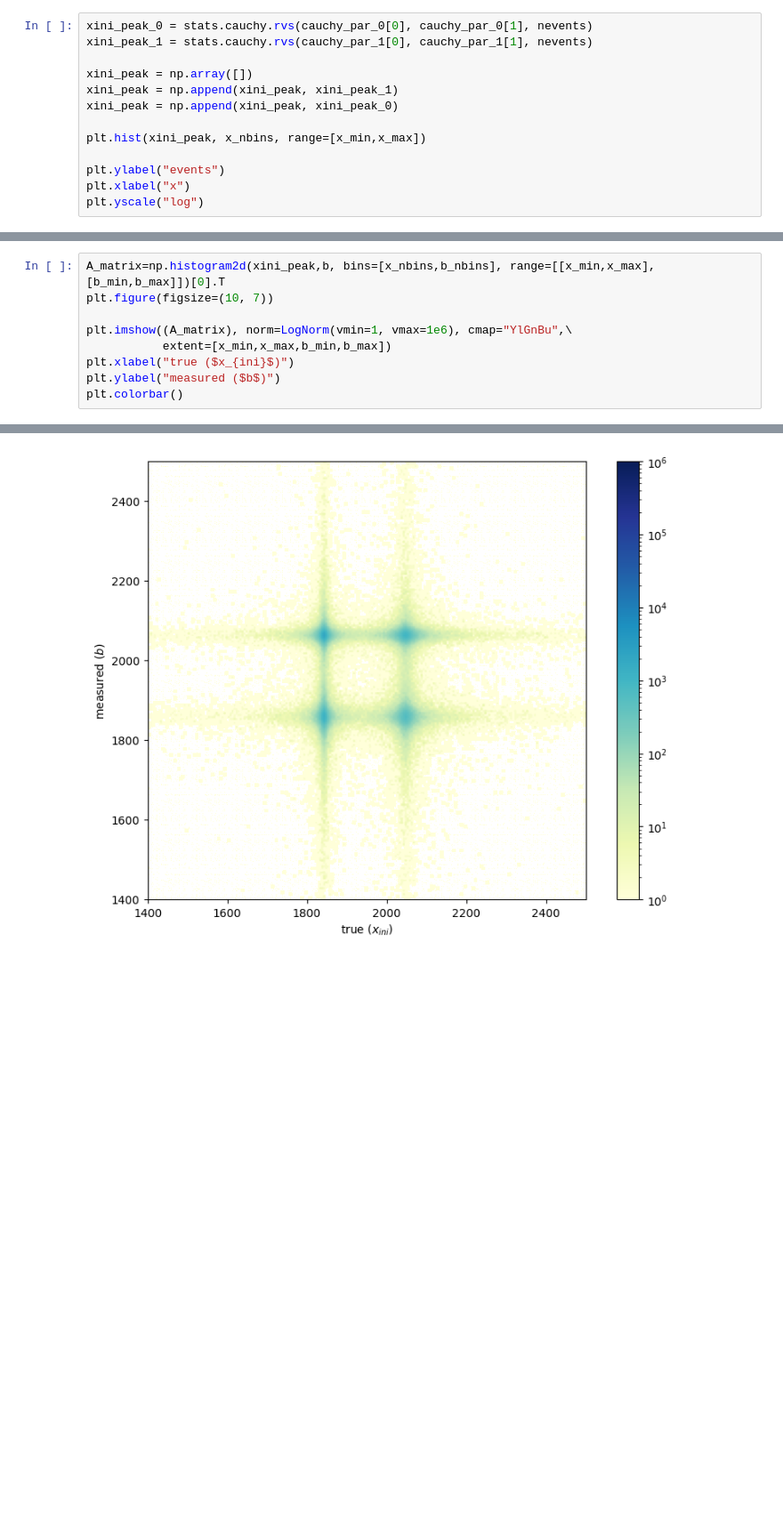
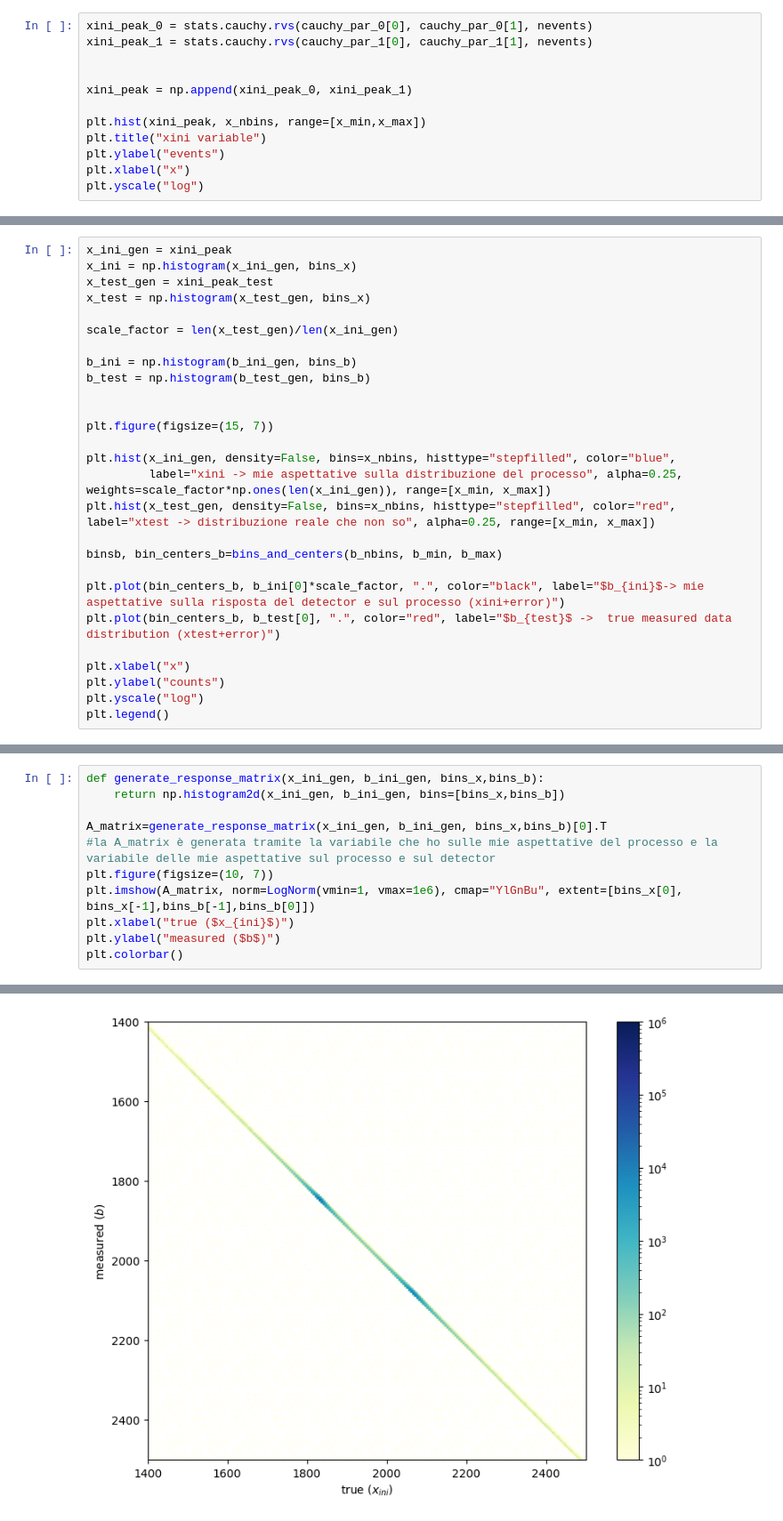
Before and after one commit to sgamba2/svdunfolding, a Jupyter notebook: example2.ipynb, the cells around one changed output, grey strips where cells are left out. Shown at 89% size. Cells and saved outputs as stored; diff of their text form; blank space fills up the shorter version.

```diff
--- a/example2.ipynb
+++ b/example2.ipynb
@@ -40,12 +47,11 @@ def bins_and_centers(nbins, low, high):
 xini_peak_0 = stats.cauchy.rvs(cauchy_par_0[0], cauchy_par_0[1], nevents)
 xini_peak_1 = stats.cauchy.rvs(cauchy_par_1[0], cauchy_par_1[1], nevents)
 
-xini_peak = np.array([])
-xini_peak = np.append(xini_peak, xini_peak_1)
-xini_peak = np.append(xini_peak, xini_peak_0)
+
+xini_peak = np.append(xini_peak_0, xini_peak_1)
 
 plt.hist(xini_peak, x_nbins, range=[x_min,x_max])
-
+plt.title("xini variable")
 plt.ylabel("events")
 plt.xlabel("x")
 plt.yscale("log")
@@ -106,0 +100,27 @@ plt.show()
+# %%
+x_ini_gen = xini_peak
+x_ini = np.histogram(x_ini_gen, bins_x)
+x_test_gen = xini_peak_test
+x_test = np.histogram(x_test_gen, bins_x)
+
+scale_factor = len(x_test_gen)/len(x_ini_gen)
+
+b_ini = np.histogram(b_ini_gen, bins_b)
+b_test = np.histogram(b_test_gen, bins_b)
+
+
+plt.figure(figsize=(15, 7))
+
+plt.hist(x_ini_gen, density=False, bins=x_nbins, histtype="stepfilled", color="blue",
+         label="xini -> mie aspettative sulla distribuzione del processo", alpha=0.25, weights=scale_factor*np.ones(len(x_ini_gen)), range=[x_min, x_max])
+plt.hist(x_test_gen, density=False, bins=x_nbins, histtype="stepfilled", color="red", label="xtest -> distribuzione reale che non so", alpha=0.25, range=[x_min, x_max])
+
+binsb, bin_centers_b=bins_and_centers(b_nbins, b_min, b_max)
+
+plt.plot(bin_centers_b, b_ini[0]*scale_factor, ".", color="black", label="$b_{ini}$-> mie aspettative sulla risposta del detector e sul processo (xini+error)")
+plt.plot(bin_centers_b, b_test[0], ".", color="red", label="$b_{test}$ ->  true measured data distribution (xtest+error)")
+
+plt.xlabel("x")
+plt.ylabel("counts")
+plt.yscale("log")
+plt.legend()
@@ -107,12 +130,14 @@ plt.show()
 # %%
-A_matrix=np.histogram2d(xini_peak,b, bins=[x_nbins,b_nbins], range=[[x_min,x_max],[b_min,b_max]])[0].T
+def generate_response_matrix(x_ini_gen, b_ini_gen, bins_x,bins_b):
+    return np.histogram2d(x_ini_gen, b_ini_gen, bins=[bins_x,bins_b])
+
+A_matrix=generate_response_matrix(x_ini_gen, b_ini_gen, bins_x,bins_b)[0].T
+#la A_matrix è generata tramite la variabile che ho sulle mie aspettative del processo e la variabile delle mie aspettative sul processo e sul detector
 plt.figure(figsize=(10, 7))
-
-plt.imshow((A_matrix), norm=LogNorm(vmin=1, vmax=1e6), cmap="YlGnBu",\
-           extent=[x_min,x_max,b_min,b_max])
+plt.imshow(A_matrix, norm=LogNorm(vmin=1, vmax=1e6), cmap="YlGnBu", extent=[bins_x[0], bins_x[-1],bins_b[-1],bins_b[0]])
 plt.xlabel("true ($x_{ini}$)")
 plt.ylabel("measured ($b$)")
 plt.colorbar()
 # %% [output]
 <matplotlib.colorbar.Colorbar at 0x...>
-[figure, old version]
+[figure, new version]
```
Also changed, not shown: parts of 15 cells of this notebook, 5 other files.
